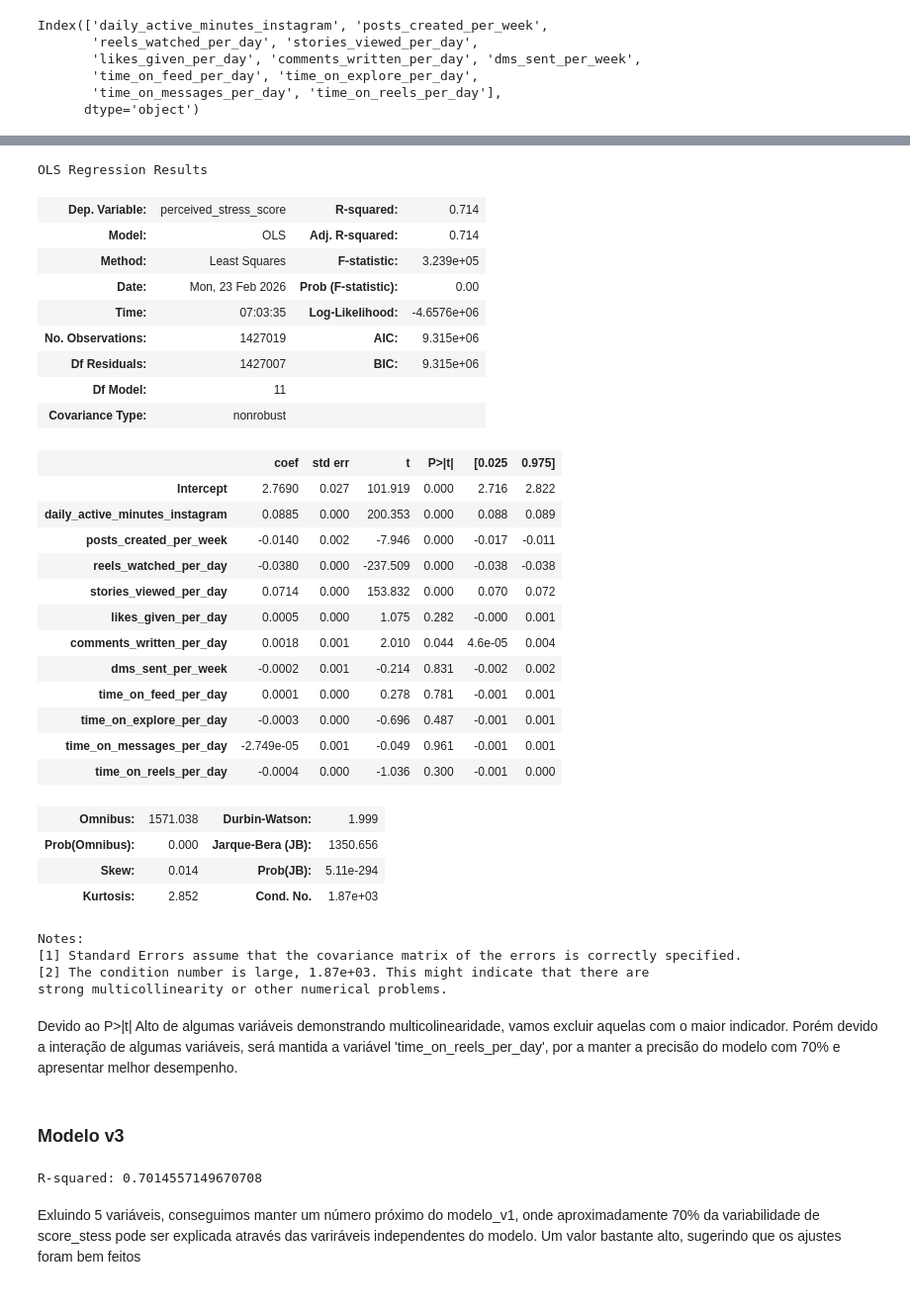
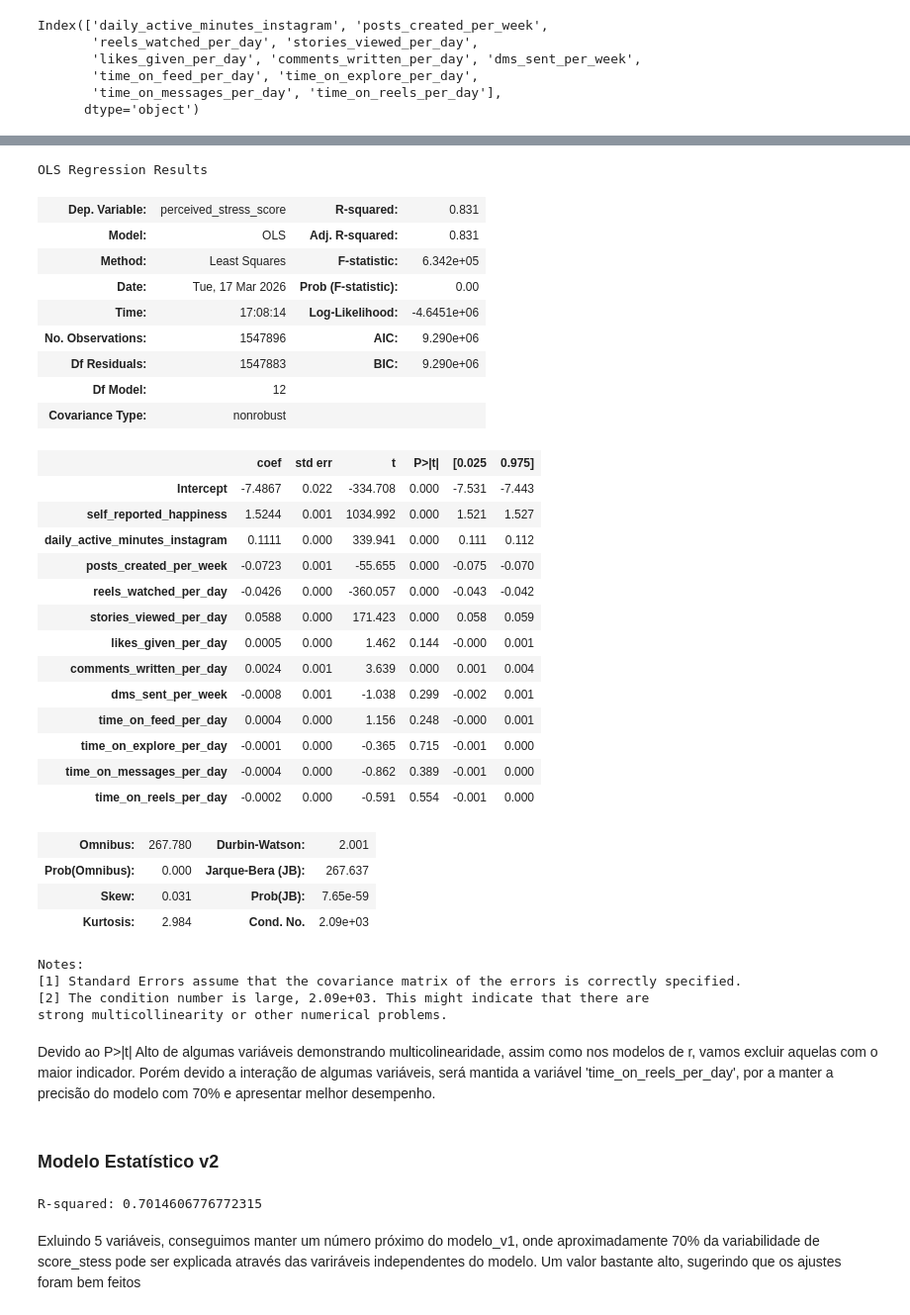
Before and after one commit to WilliamSilfer/Projetos-DataAnalytics, a Jupyter notebook: projeto_social_media/Projeto Social Media.ipynb, the cells around one changed output, grey strips where cells are left out. Shown at 99% size. Drawn from its saved outputs; the diff is of its cells as text; code cells hidden in the pictures.

Commit message:
Finalizacao projeto

```diff
--- a/projeto_social_media/Projeto Social Media.ipynb
+++ b/projeto_social_media/Projeto Social Media.ipynb
@@ -557,10 +708,10 @@ Index(['daily_active_minutes_instagram', 'posts_created_per_week',
       dtype='object')
 # %%
 # Variável alvo x variaveis preditoras
-formula = 'perceived_stress_score ~ daily_active_minutes_instagram+ posts_created_per_week+reels_watched_per_day+stories_viewed_per_day+ \
+formula = 'perceived_stress_score ~ self_reported_happiness+daily_active_minutes_instagram+ posts_created_per_week+reels_watched_per_day+stories_viewed_per_day+ \
 likes_given_per_day + comments_written_per_day +dms_sent_per_week+time_on_feed_per_day+time_on_explore_per_day+time_on_messages_per_day+time_on_reels_per_day'
 # %%
 # Cria e treina modelo
-modelo_v2 = ols(formula, data = new_df_final).fit()
+modelo_estatistico_v1 = ols(formula, data = df).fit()
 # %%
 # Coeficiente de determinação
@@ -586,42 +738,43 @@ time_on_reels_per_day            -0.000435
 dtype: float64
 # %%
-modelo_v2.summary()
+modelo_estatistico_v1.summary()
 # %% [output]
 OLS Regression Results
-| Dep. Variable: | perceived_stress_score | R-squared: | 0.714 |
-| Model: | OLS | Adj. R-squared: | 0.714 |
-| Method: | Least Squares | F-statistic: | 3.239e+05 |
-| Date: | Mon, 23 Feb 2026 | Prob (F-statistic): | 0.00 |
-| Time: | 07:03:35 | Log-Likelihood: | -4.6576e+06 |
-| No. Observations: | 1427019 | AIC: | 9.315e+06 |
-| Df Residuals: | 1427007 | BIC: | 9.315e+06 |
-| Df Model: | 11 |  |  |
+| Dep. Variable: | perceived_stress_score | R-squared: | 0.831 |
+| Model: | OLS | Adj. R-squared: | 0.831 |
+| Method: | Least Squares | F-statistic: | 6.342e+05 |
+| Date: | Tue, 17 Mar 2026 | Prob (F-statistic): | 0.00 |
+| Time: | 17:08:14 | Log-Likelihood: | -4.6451e+06 |
+| No. Observations: | 1547896 | AIC: | 9.290e+06 |
+| Df Residuals: | 1547883 | BIC: | 9.290e+06 |
+| Df Model: | 12 |  |  |
 | Covariance Type: | nonrobust |  |  |
 |  | coef | std err | t | P>|t| | [0.025 | 0.975] |
-| Intercept | 2.7690 | 0.027 | 101.919 | 0.000 | 2.716 | 2.822 |
-| daily_active_minutes_instagram | 0.0885 | 0.000 | 200.353 | 0.000 | 0.088 | 0.089 |
-| posts_created_per_week | -0.0140 | 0.002 | -7.946 | 0.000 | -0.017 | -0.011 |
-| reels_watched_per_day | -0.0380 | 0.000 | -237.509 | 0.000 | -0.038 | -0.038 |
-| stories_viewed_per_day | 0.0714 | 0.000 | 153.832 | 0.000 | 0.070 | 0.072 |
-| likes_given_per_day | 0.0005 | 0.000 | 1.075 | 0.282 | -0.000 | 0.001 |
-| comments_written_per_day | 0.0018 | 0.001 | 2.010 | 0.044 | 4.6e-05 | 0.004 |
-| dms_sent_per_week | -0.0002 | 0.001 | -0.214 | 0.831 | -0.002 | 0.002 |
-| time_on_feed_per_day | 0.0001 | 0.000 | 0.278 | 0.781 | -0.001 | 0.001 |
-| time_on_explore_per_day | -0.0003 | 0.000 | -0.696 | 0.487 | -0.001 | 0.001 |
-| time_on_messages_per_day | -2.749e-05 | 0.001 | -0.049 | 0.961 | -0.001 | 0.001 |
-| time_on_reels_per_day | -0.0004 | 0.000 | -1.036 | 0.300 | -0.001 | 0.000 |
+| Intercept | -7.4867 | 0.022 | -334.708 | 0.000 | -7.531 | -7.443 |
+| self_reported_happiness | 1.5244 | 0.001 | 1034.992 | 0.000 | 1.521 | 1.527 |
+| daily_active_minutes_instagram | 0.1111 | 0.000 | 339.941 | 0.000 | 0.111 | 0.112 |
+| posts_created_per_week | -0.0723 | 0.001 | -55.655 | 0.000 | -0.075 | -0.070 |
+| reels_watched_per_day | -0.0426 | 0.000 | -360.057 | 0.000 | -0.043 | -0.042 |
+| stories_viewed_per_day | 0.0588 | 0.000 | 171.423 | 0.000 | 0.058 | 0.059 |
+| likes_given_per_day | 0.0005 | 0.000 | 1.462 | 0.144 | -0.000 | 0.001 |
+| comments_written_per_day | 0.0024 | 0.001 | 3.639 | 0.000 | 0.001 | 0.004 |
+| dms_sent_per_week | -0.0008 | 0.001 | -1.038 | 0.299 | -0.002 | 0.001 |
+| time_on_feed_per_day | 0.0004 | 0.000 | 1.156 | 0.248 | -0.000 | 0.001 |
+| time_on_explore_per_day | -0.0001 | 0.000 | -0.365 | 0.715 | -0.001 | 0.000 |
+| time_on_messages_per_day | -0.0004 | 0.000 | -0.862 | 0.389 | -0.001 | 0.000 |
+| time_on_reels_per_day | -0.0002 | 0.000 | -0.591 | 0.554 | -0.001 | 0.000 |
-| Omnibus: | 1571.038 | Durbin-Watson: | 1.999 |
-| Prob(Omnibus): | 0.000 | Jarque-Bera (JB): | 1350.656 |
-| Skew: | 0.014 | Prob(JB): | 5.11e-294 |
-| Kurtosis: | 2.852 | Cond. No. | 1.87e+03 |
+| Omnibus: | 267.780 | Durbin-Watson: | 2.001 |
+| Prob(Omnibus): | 0.000 | Jarque-Bera (JB): | 267.637 |
+| Skew: | 0.031 | Prob(JB): | 7.65e-59 |
+| Kurtosis: | 2.984 | Cond. No. | 2.09e+03 |
 Notes:
 [1] Standard Errors assume that the covariance matrix of the errors is correctly specified.
-[2] The condition number is large, 1.87e+03. This might indicate that there are
+[2] The condition number is large, 2.09e+03. This might indicate that there are
 strong multicollinearity or other numerical problems.
 # %% [markdown]
-Devido ao P>|t| Alto de algumas variáveis demonstrando multicolinearidade, vamos excluir aquelas com o maior indicador. Porém devido a interação de algumas variáveis,
+Devido ao P>|t| Alto de algumas variáveis demonstrando multicolinearidade, assim como nos modelos de r, vamos excluir aquelas com o maior indicador. Porém devido a interação de algumas variáveis,
 será mantida a variável 'time_on_reels_per_day', por a manter a precisão do modelo com 70% e apresentar melhor desempenho.
 # %% [markdown]
-### Modelo v3
+### Modelo Estatístico v2
 # %%
 # Variável alvo x variaveis preditoras
@@ -632,8 +785,8 @@ modelo_v3 = ols(formula_3, data = new_df_final).fit()
 # %%
 # Coeficiente de determinação
-print(f'R-squared: {modelo_v3.rsquared}')
+print(f'R-squared: {modelo_estatistico_v2.rsquared}')
 # %% [output]
-R-squared: 0.7014557149670708
+R-squared: 0.7014606776772315
 # %% [markdown]
 <p>Exluindo 5 variáveis, conseguimos manter um número próximo do modelo_v1, onde aproximadamente 70% da variabilidade de score_stess
 pode ser explicada através das variráveis independentes do modelo.
```
Also changed, not shown: parts of 52 cells of this notebook, 2 other files.
